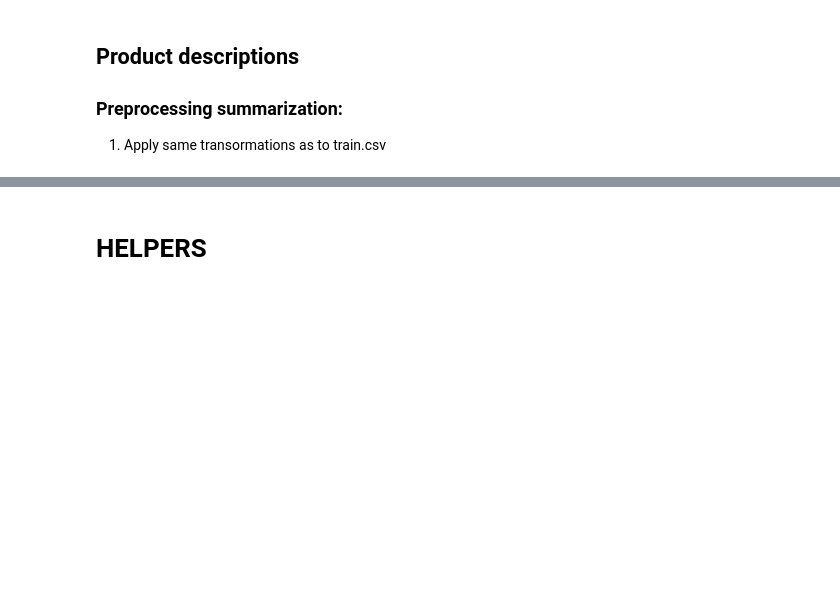
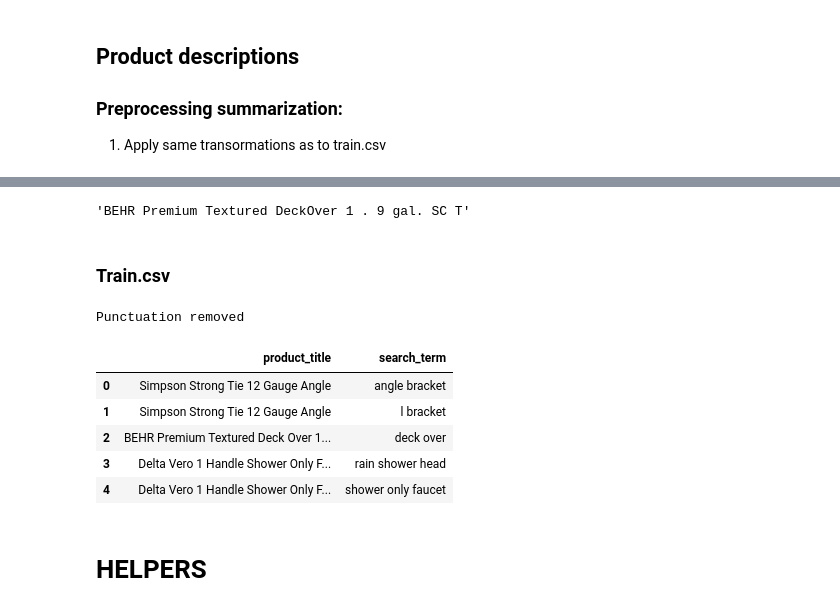
Before and after one commit to zeyger/home-depot, a Jupyter notebook: notebooks/home-depot.ipynb, the cells around one changed output, grey strips where cells are left out. Drawn from its saved outputs; the diff is of its cells as text; code cells hidden in the pictures; blank space fills up the shorter version.

```diff
--- a/notebooks/home-depot.ipynb
+++ b/notebooks/home-depot.ipynb
@@ -228,0 +260,59 @@ train.loc[train['product_title'].str.contains("å¡")].head() # excuse me what t
+# %%
+#Split words by capital letter or/and digits (if they contain them inside)
+
+capitals_regex = re.compile('[A-Z]+[^A-Z]*|[^A-Z]+')
+digits_regex = re.compile('[^0-9]+|[0-9]+[0-9]*')
+
+def split_by_capital(s):
+    if re.match("[A-Z]+", s) is not None: #If s contains capital letters
+        words = capitals_regex.findall(s)
+        words = map(str.strip, words)
+        s = " ".join(words)
+    return s
+
+def split_by_digit(s):
+    if re.search("[0-9]+", s) is not None: #If s contains digits
+        words = digits_regex.findall(s)
+        words = map(str.strip, words)
+        s = " ".join(words)
+    return s
+
+
+def cap_dig_split(row):
+    title = row[0]
+    search = row[1]
+
+    title = split_by_digit(split_by_capital(title))
+    search = split_by_digit(split_by_capital(search))
+
+
+    return pd.Series([title, search])
+# %%
+split_by_digit("BEHR Premium Textured DeckOver 1.9 gal. SC T")
+# %% [output]
+'BEHR Premium Textured DeckOver 1 . 9 gal. SC T'
+# %% [markdown]
+### Train.csv
+# %%
+#prep_train = train.copy()
+
+#1 Remove all in list: [',', '(', ')', '#', '&'], replace ['-', '+'] by whitespace
+#prep_train[["product_title", "search_term"]] = prep_train[["product_title", "search_term"]] \
+                                                                               # .apply(punctuation_prep, axis=1)
+
+print("Punctuation removed")
+#2
+prep_train[["product_title", "search_term"]] = prep_train[["product_title", "search_term"]] \
+                                                                                .apply(cap_dig_split, axis=1)
+
+
+
+display(prep_train[["product_title", "search_term"]].head())
+# %% [output]
+Punctuation removed
+|  | product_title | search_term |
+| 0 | Simpson Strong Tie 12 Gauge Angle | angle bracket |
+| 1 | Simpson Strong Tie 12 Gauge Angle | l bracket |
+| 2 | BEHR Premium Textured Deck Over 1... | deck over |
+| 3 | Delta Vero 1 Handle Shower Only F... | rain shower head |
+| 4 | Delta Vero 1 Handle Shower Only F... | shower only faucet |
```
Also changed, not shown: parts of 12 cells of this notebook.
